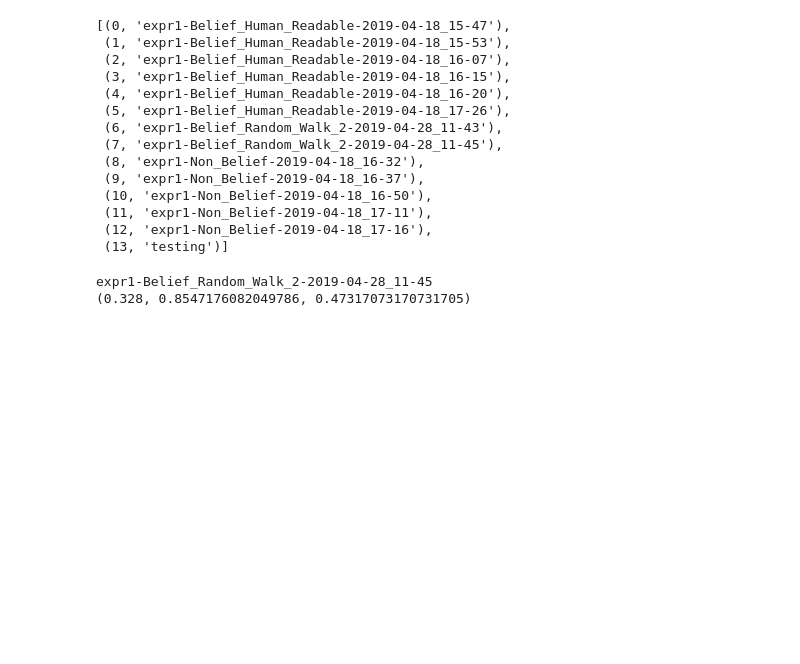
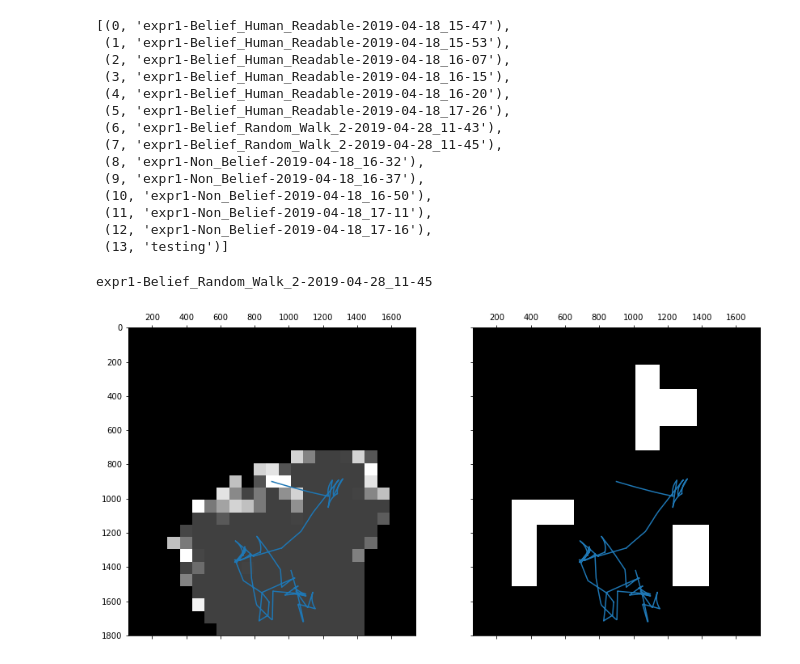
Before and after one commit to mhl787156/RomiExperiments, a Jupyter notebook: scripts/analyseData.ipynb, the cells around one changed output. Cells and saved outputs as stored; diff of their text form; code cells hidden in the pictures; blank space fills up the shorter version.

```diff
--- a/scripts/analyseData.ipynb
+++ b/scripts/analyseData.ipynb
@@ -413,40 +413,40 @@ with open(datfile) as f:
 positions = np.array(positions)
 positions.shape
 
 mapstime = readInMap(os.path.join(currdatapath, 'map.map'))
 mapp = mapstime[-1].copy()
 mapp[mapp >= 100] -= 100
 mapp[mapp >= 0] += 20
 mapp[mapp < 0] = 0
 
 # mapp[mapp >= 31] = 64
 # mapp[mapp < 32] = 0
 
 newmapp = np.zeros((1800, 1800))
 stride_x = int(1800/25)
 for i in range(25):
     for j in range(25):
         newmapp[i*stride_x:(i+1)*stride_x, j*stride_x:(j+1)*stride_x] = mapp[i, j]
 
 
-copy2 = mapstime.copy()
-copy2[copy2 >= 100] -= 100
-print(calculateMetricOneSet(datapath, datafoldername, truemap))
+# copy2 = mapstime.copy()
+# copy2[copy2 >= 100] -= 100
+# print(calculateMetricOneSet(datapath, datafoldername, truemap))
 
-res = []
-for t in range(1, 64):
-    v = coverage_accuracy_threshold(copy2, t, truemap)[-2]
-    res.append(v)
-plt.plot(range(1, 64), res)
-plt.show()
+# res = []
+# for t in range(1, 64):
+#     v = coverage_accuracy_threshold(copy2, t, truemap)[-2]
+#     res.append(v)
+# plt.plot(range(1, 64), res)
+# plt.show()
 
 
 fig, ax = plt.subplots(1, 2 , sharex='col', sharey='row', figsize=(14, 7))
 ax[0].matshow(newmapp, cmap='gist_gray', interpolation='none')
 ax[0].plot(positions[:, 0], positions[:, 1])
 ax[1].matshow(resized_truemapp, cmap='gist_gray', interpolation='none')
 ax[1].plot(positions[:, 0], positions[:, 1])
 plt.show()
 # %% [output]
 expr1-Belief_Random_Walk_2-2019-04-28_11-45
-(0.328, 0.8547176082049786, 0.47317073170731705)
+[figure, added]
```
